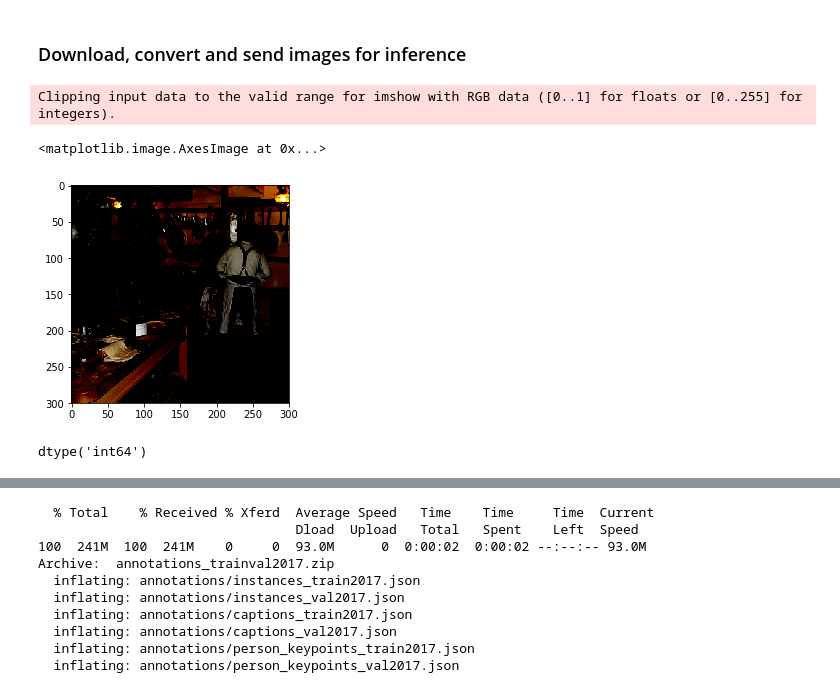
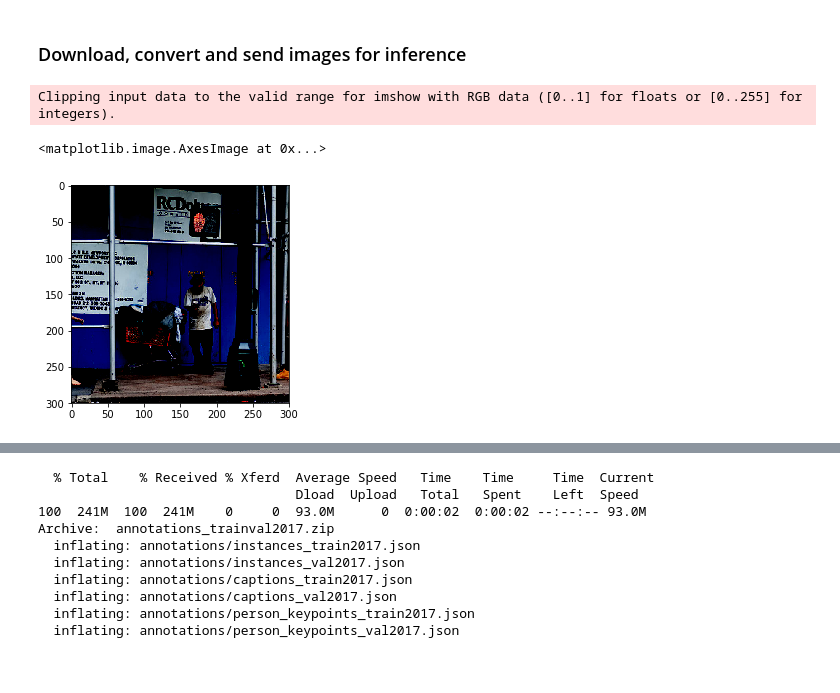
Before and after one commit to w601sxs/sagemaker-ngc-examples, a Jupyter notebook: PyTorch BYOM from NGC/PyTorch BYOM from NGC.ipynb, the cells around one changed output, grey strips where cells are left out. Cells and saved outputs as stored; diff of their text form; code cells hidden in the pictures.

```diff
--- a/PyTorch BYOM from NGC/PyTorch BYOM from NGC.ipynb
+++ b/PyTorch BYOM from NGC/PyTorch BYOM from NGC.ipynb
@@ -234,24 +234,18 @@ predictor = pytorch_model.deploy(instance_type='ml.g4dn.2xlarge',
 # %%
 uris = [
     'http://images.cocodataset.org/val2017/000000397133.jpg',
     'http://images.cocodataset.org/val2017/000000037777.jpg',
     'http://images.cocodataset.org/val2017/000000252219.jpg'
 ]
 
-img = imread(uris[0])
+img = imread(uris[2])
 #img = resize(img, (300,300,3))
-#img = np.array(img, dtype=np.int64)
 img = rescale(img, 300, 300)
 img = crop_center(img, 300, 300)
 img = normalize(img)
-img = np.array(img, dtype=np.float32)
 plt.imshow(img)
 # %% [output]
 Clipping input data to the valid range for imshow with RGB data ([0..1] for floats or [0..255] for integers).
 <matplotlib.image.AxesImage at 0x...>
-[figure, old version]
+[figure, new version]
-# %%
-img.dtype
-# %% [output]
-dtype('int64')
 # %%
```
Also changed, not shown: parts of 13 cells of this notebook, 3 other files.
